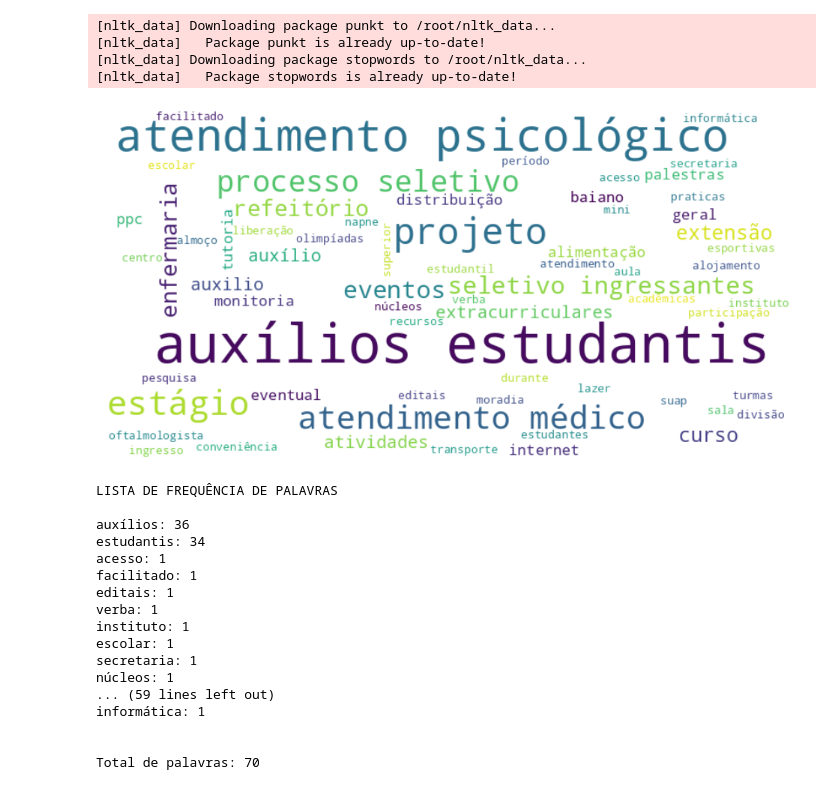
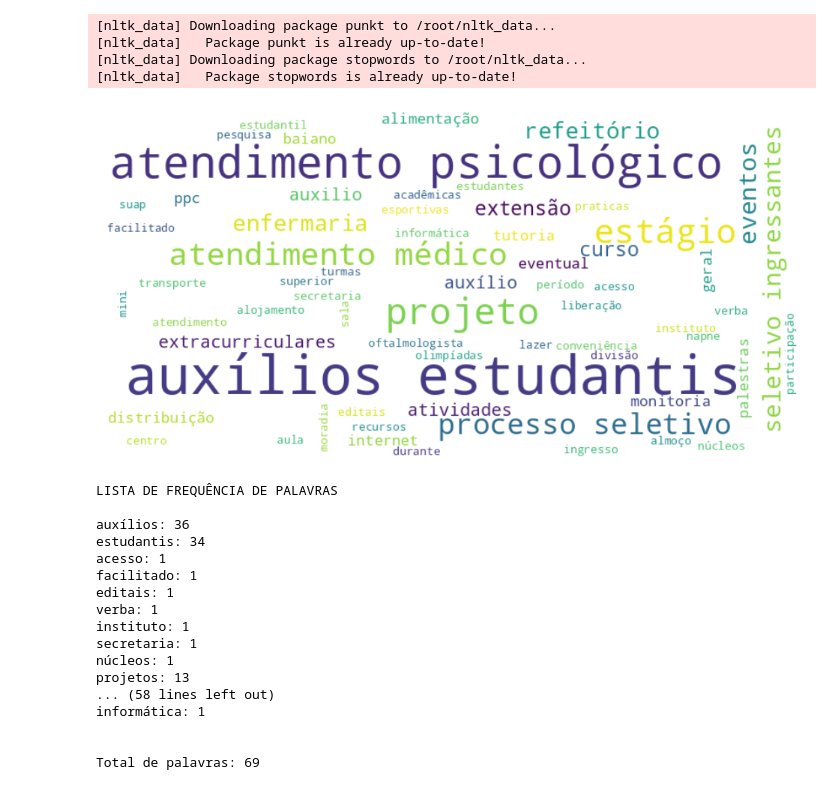
Before and after one commit to Vanubia-02/FAQ_Tino_um_conselheiro_smart, a Jupyter notebook: Plotagem_do_levantamento_da_opinião_dos_alunos.ipynb, the cells around one changed output. Cells and saved outputs as stored; diff of their text form; code cells hidden in the pictures.

```diff
--- a/Plotagem_do_levantamento_da_opinião_dos_alunos.ipynb
+++ b/Plotagem_do_levantamento_da_opinião_dos_alunos.ipynb
@@ -77,7 +77,7 @@ auxílios estudantis
 auxílios estudantis
 acesso facilitado a editais
 verba do instituto
-auxílios estudantis escolar
+auxílios estudantis
 auxílios estudantis e a secretaria
 auxílios estudantis
 auxílios, núcleos, projetos, atividades acadêmicas extracurriculares
@@ -216,34 +216,34 @@ plt.axis('off')
 plt.show()
 
 print("\nLISTA DE FREQUÊNCIA DE PALAVRAS \n")
 
 # Contando a frequência das palavras e criando um dicionário de frequência e removendo "." e ","
 frequencia_palavras = {}
 for palavra in palavras_sem_stopwords:
     palavra = palavra.strip("., ")
     if palavra:  # Verifica se a palavra não é uma string vazia
         if palavra in frequencia_palavras:
             frequencia_palavras[palavra] += 1
         else:
             frequencia_palavras[palavra] = 1
 
 
 # Preenchendo a tabela com os resultados
 for palavra, frequencia in frequencia_palavras.items():
     a=frequencia_palavras.items();
     print(f"{palavra}: {frequencia}")
 
 print("\n\nTotal de palavras:",len(frequencia_palavras))
 
 #print("TOTAL DE FREQUÊNCIA DE PALAVRAS - ", len(frequencia_palavras))
 # Imprimindo a tabela com formatação
 #print(tabela)
 # %% [output]
 [nltk_data] Downloading package punkt to /root/nltk_data...
 [nltk_data]   Package punkt is already up-to-date!
 [nltk_data] Downloading package stopwords to /root/nltk_data...
 [nltk_data]   Package stopwords is already up-to-date!
-[figure, old version]
+[figure, new version]
 LISTA DE FREQUÊNCIA DE PALAVRAS
 
 auxílios: 36
@@ -253,11 +253,11 @@ facilitado: 1
 editais: 1
 verba: 1
 instituto: 1
-escolar: 1
 secretaria: 1
 núcleos: 1
-... (59 lines left out)
+projetos: 13
+... (58 lines left out)
 informática: 1
 
 
-Total de palavras: 70
+Total de palavras: 69
```
Also changed, not shown: parts of 1 cell of this notebook.
